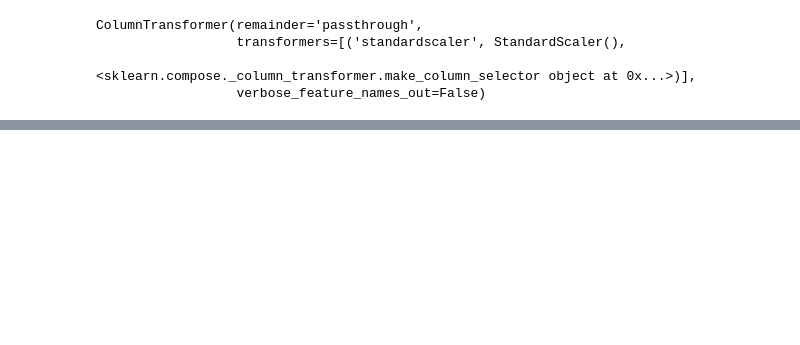
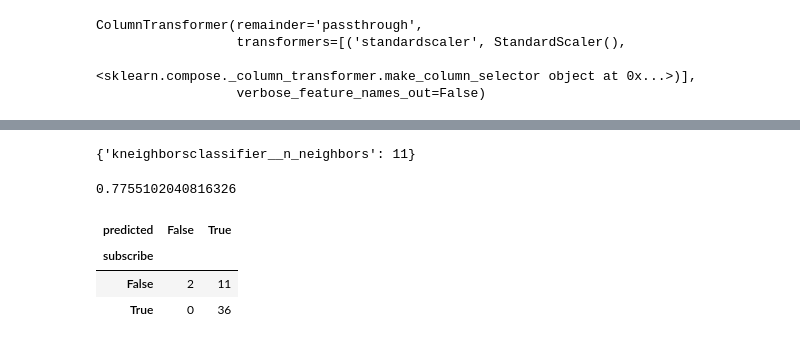
Before and after one commit to KatieGouveiaa/Group-Project, a Jupyter notebook: Group project draft.ipynb, the cells around one changed output, grey strips where cells are left out. Drawn from its saved outputs; the diff is of its cells as text; code cells hidden in the pictures; blank space fills up the shorter version.

Commit message:
data anlysis

```diff
--- a/Group project draft.ipynb
+++ b/Group project draft.ipynb
@@ -181,0 +198,6 @@ scaled_age_plot
+# %%
+#standardize training data
+players_preprocessor = make_column_transformer(
+    (StandardScaler(), ["age","experience"]),
+     verbose_feature_names_out=False
+)
@@ -181,0 +235,44 @@ scaled_age_plot
+# %%
+#confirm best k value
+knn_tune.best_params_
+# %% [output]
+{'kneighborsclassifier__n_neighbors': 11}
+# %%
+#run the model on the test data using best k
+knn = KNeighborsClassifier(n_neighbors=11)
+
+knn_pipeline = make_pipeline(players_preprocessor, knn)
+knn_pipeline.fit(X_train,y_train)
+
+players_test["predicted"] = knn_pipeline.predict(players_test[["experience", "age"]])
+
+knn_pipeline.score(
+    players_test[["experience", "age"]],
+    players_test["subscribe"]
+)
+# %% [output]
+0.7755102040816326
+# %%
+#create confusion matrix
+
+precision_score(
+    y_true=players_test["subscribe"],
+    y_pred=players_test["predicted"],
+    pos_label=True
+)
+
+recall_score(
+    y_true=players_test["subscribe"],
+    y_pred=players_test["predicted"],
+    pos_label=True
+)
+
+pd.crosstab(
+    players_test["subscribe"],
+    players_test["predicted"]
+)
+# %% [output]
+| predicted | False | True |
+| subscribe |  |  |
+| False | 2 | 11 |
+| True | 0 | 36 |
```
Also changed, not shown: parts of 8 cells of this notebook.
